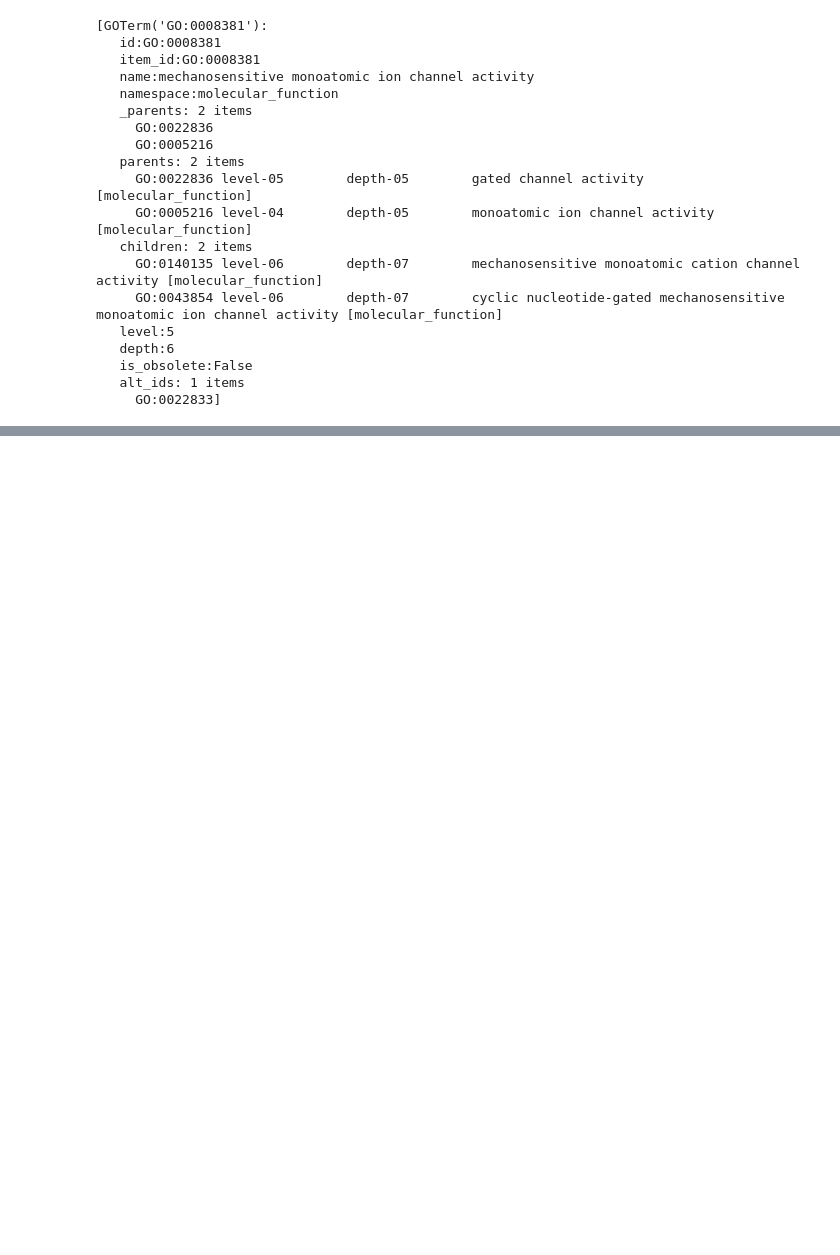
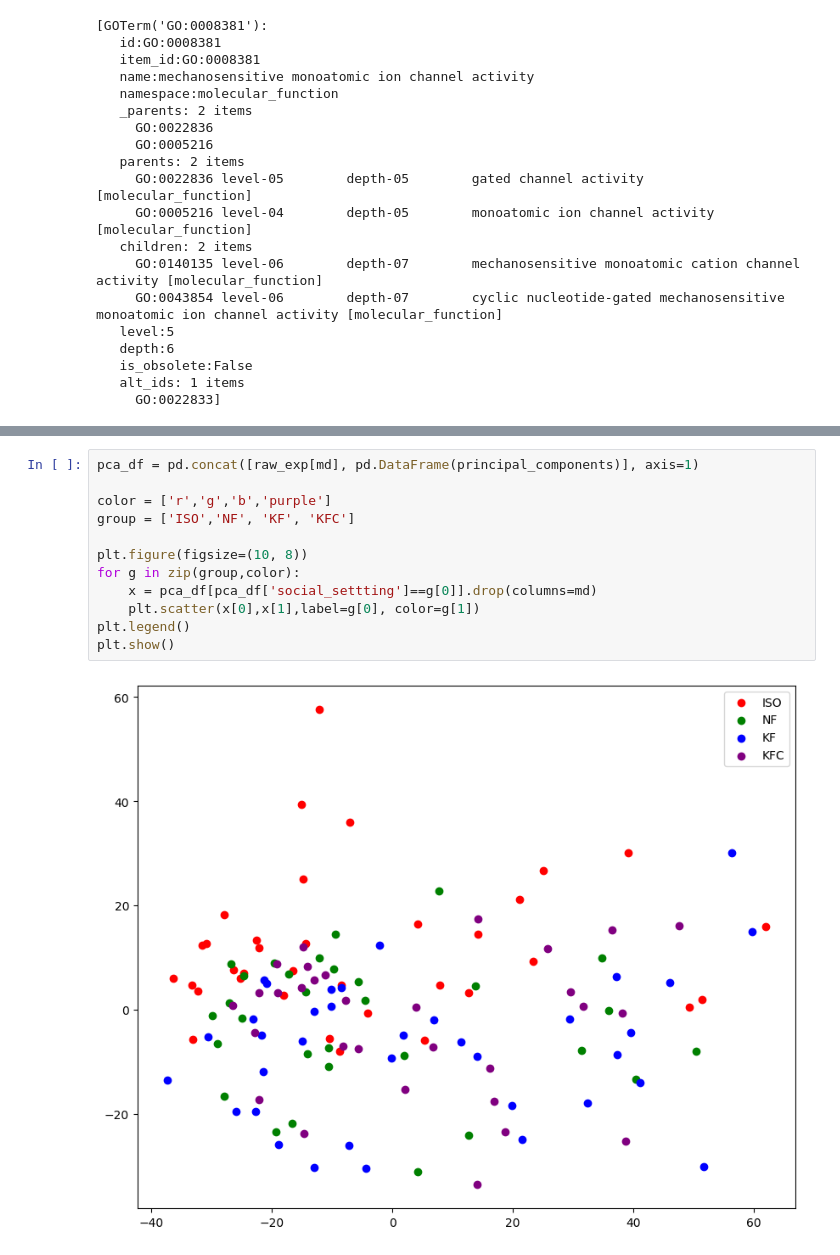
Before and after one commit to alirezanobakht13/Intro-bioinformatics, a Jupyter notebook: tasks/the-songbird-study/SongBirdStudy.ipynb, the cells around one changed output, grey strips where cells are left out. Cells and saved outputs as stored; diff of their text form; blank space fills up the shorter version.

```diff
--- a/tasks/the-songbird-study/SongBirdStudy.ipynb
+++ b/tasks/the-songbird-study/SongBirdStudy.ipynb
@@ -1313,0 +1392,14 @@ annotate_genes('ENSTGUG00000003385')
+# %%
+pca_df = pd.concat([raw_exp[md], pd.DataFrame(principal_components)], axis=1)
+
+color = ['r','g','b','purple']
+group = ['ISO','NF', 'KF', 'KFC']
+
+plt.figure(figsize=(10, 8))
+for g in zip(group,color):
+    x = pca_df[pca_df['social_settting']==g[0]].drop(columns=md)
+    plt.scatter(x[0],x[1],label=g[0], color=g[1])
+plt.legend()
+plt.show()
+# %% [output]
+[figure, added]
```
Also changed, not shown: parts of 10 cells of this notebook.
